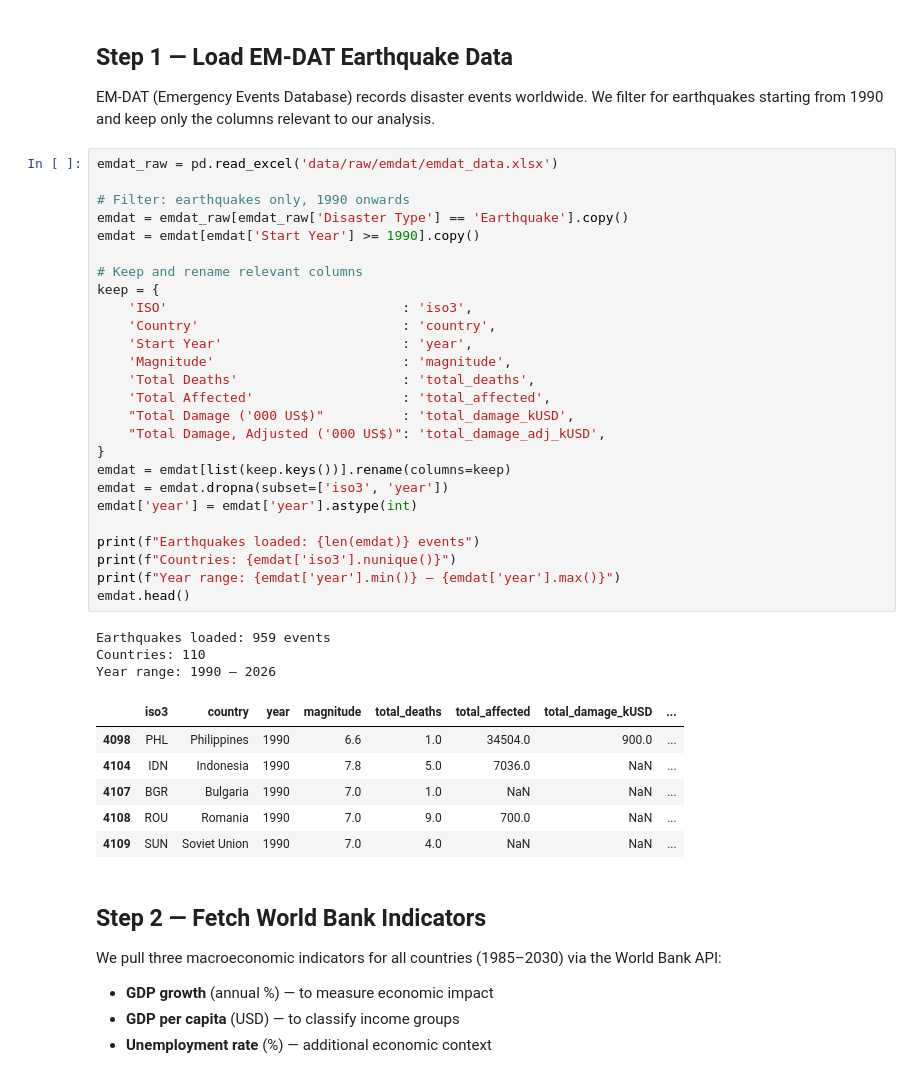
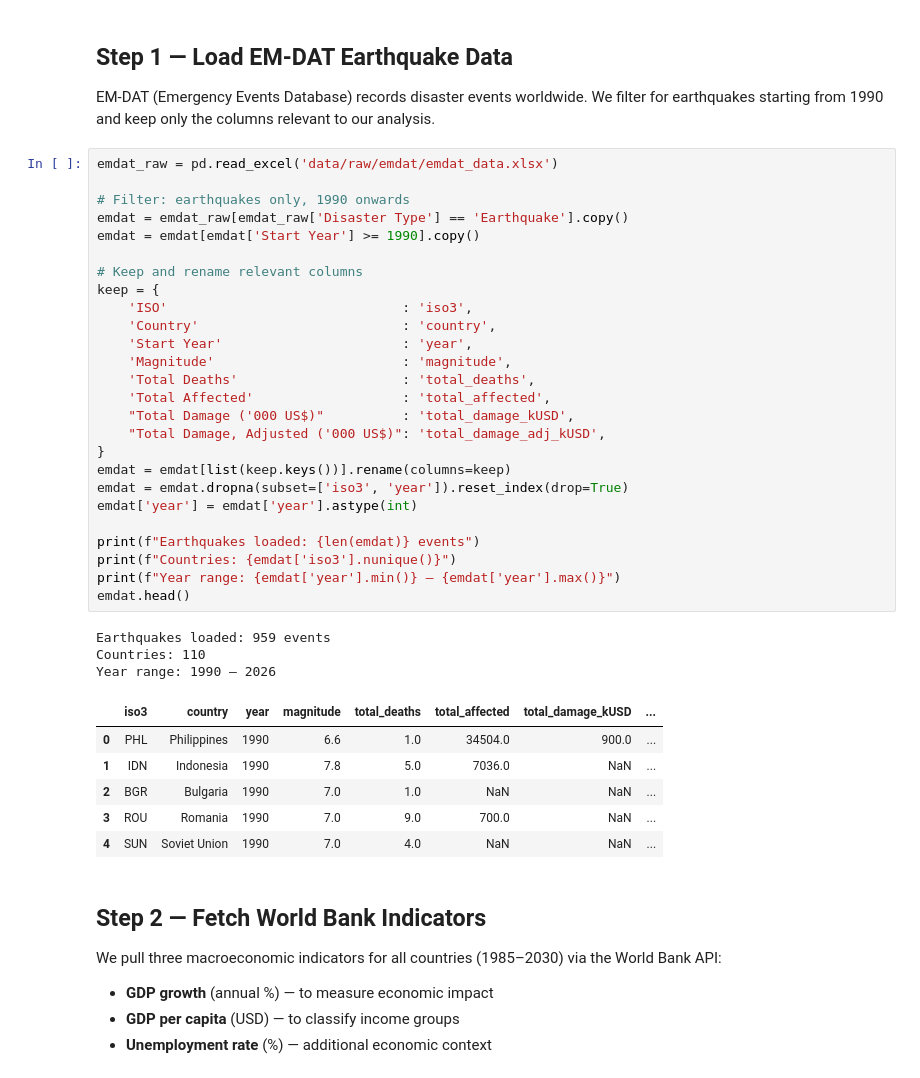
Before and after one commit to betlm/DSA210_project, a Jupyter notebook: 01_data_merging.ipynb, the cells around one changed output. Saved outputs shown, nothing was run; the diff lists cells and outputs as text.

```diff
--- a/01_data_merging.ipynb
+++ b/01_data_merging.ipynb
@@ -32,39 +55,39 @@ We filter for earthquakes starting from 1990 and keep only the columns relevant
 # %%
 emdat_raw = pd.read_excel('data/raw/emdat/emdat_data.xlsx')
 
 # Filter: earthquakes only, 1990 onwards
 emdat = emdat_raw[emdat_raw['Disaster Type'] == 'Earthquake'].copy()
 emdat = emdat[emdat['Start Year'] >= 1990].copy()
 
 # Keep and rename relevant columns
 keep = {
     'ISO'                              : 'iso3',
     'Country'                          : 'country',
     'Start Year'                       : 'year',
     'Magnitude'                        : 'magnitude',
     'Total Deaths'                     : 'total_deaths',
     'Total Affected'                   : 'total_affected',
     "Total Damage ('000 US$)"          : 'total_damage_kUSD',
     "Total Damage, Adjusted ('000 US$)": 'total_damage_adj_kUSD',
 }
 emdat = emdat[list(keep.keys())].rename(columns=keep)
-emdat = emdat.dropna(subset=['iso3', 'year'])
+emdat = emdat.dropna(subset=['iso3', 'year']).reset_index(drop=True)
 emdat['year'] = emdat['year'].astype(int)
 
 print(f"Earthquakes loaded: {len(emdat)} events")
 print(f"Countries: {emdat['iso3'].nunique()}")
 print(f"Year range: {emdat['year'].min()} – {emdat['year'].max()}")
 emdat.head()
 # %% [output]
 Earthquakes loaded: 959 events
 Countries: 110
 Year range: 1990 – 2026
 |  | iso3 | country | year | magnitude | total_deaths | total_affected | total_damage_kUSD | ... |
-| 4098 | PHL | Philippines | 1990 | 6.6 | 1.0 | 34504.0 | 900.0 | ... |
-| 4104 | IDN | Indonesia | 1990 | 7.8 | 5.0 | 7036.0 | NaN | ... |
-| 4107 | BGR | Bulgaria | 1990 | 7.0 | 1.0 | NaN | NaN | ... |
-| 4108 | ROU | Romania | 1990 | 7.0 | 9.0 | 700.0 | NaN | ... |
-| 4109 | SUN | Soviet Union | 1990 | 7.0 | 4.0 | NaN | NaN | ... |
+| 0 | PHL | Philippines | 1990 | 6.6 | 1.0 | 34504.0 | 900.0 | ... |
+| 1 | IDN | Indonesia | 1990 | 7.8 | 5.0 | 7036.0 | NaN | ... |
+| 2 | BGR | Bulgaria | 1990 | 7.0 | 1.0 | NaN | NaN | ... |
+| 3 | ROU | Romania | 1990 | 7.0 | 9.0 | 700.0 | NaN | ... |
+| 4 | SUN | Soviet Union | 1990 | 7.0 | 4.0 | NaN | NaN | ... |
 # %% [markdown]
 ## Step 2 — Fetch World Bank Indicators
 
```
Also changed, not shown: parts of 7 cells of this notebook, 10 other files.
